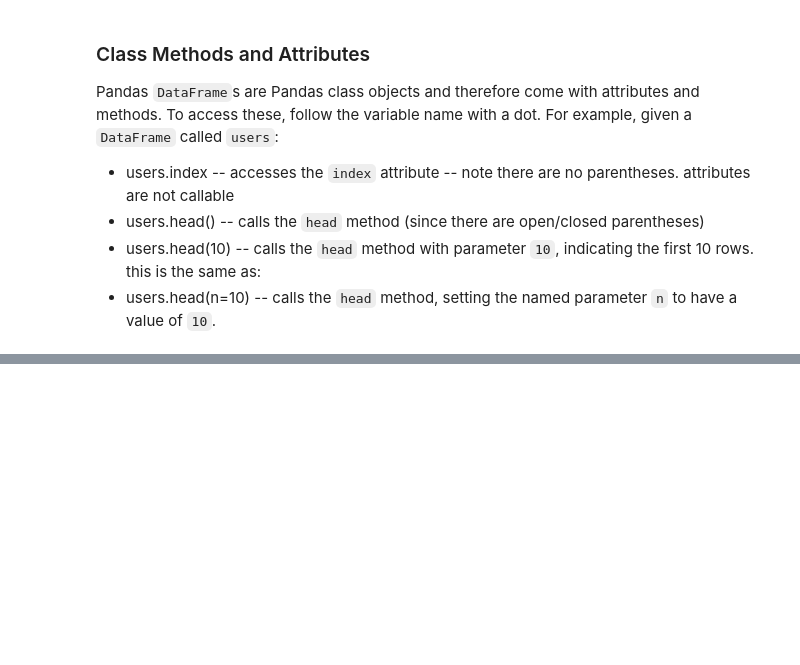
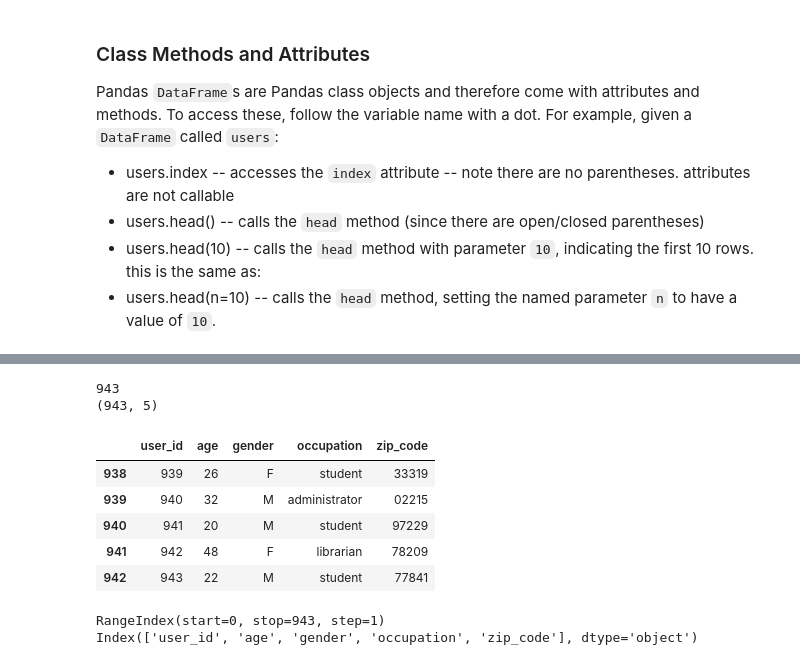
Before and after one commit to dhaliwalip/cpsc5305-fq19, a Jupyter notebook: IntroLab/dataFrames.ipynb, the cells around one changed output, grey strips where cells are left out. Drawn from its saved outputs; the diff is of its cells as text; code cells hidden in the pictures; blank space fills up the shorter version.

```diff
--- a/IntroLab/dataFrames.ipynb
+++ b/IntroLab/dataFrames.ipynb
@@ -47,9 +72,28 @@ Pandas `DataFrame`s are Pandas class objects and therefore come with attributes
 # %%
 # What is its size and shape?
+print(len(users))
+print(users.shape)
+# %% [output]
+943
+(943, 5)
 # %%
 # Display some rows from the beginning and end of the data frame
+users.head(5)
+users.tail(5)
+# %% [output]
+|  | user_id | age | gender | occupation | zip_code |
+| 938 | 939 | 26 | F | student | 33319 |
+| 939 | 940 | 32 | M | administrator | 02215 |
+| 940 | 941 | 20 | M | student | 97229 |
+| 941 | 942 | 48 | F | librarian | 78209 |
+| 942 | 943 | 22 | M | student | 77841 |
 # %%
 # What are the row and column indexes?
+print(users.index)
+print(users.columns)
+# %% [output]
+RangeIndex(start=0, stop=943, step=1)
+Index(['user_id', 'age', 'gender', 'occupation', 'zip_code'], dtype='object')
 # %%
 # Use the info method to get a concise summary of the data frame
 # Use the describe method to get a different summary
```
Also changed, not shown: parts of 12 cells of this notebook, 5 other files.
